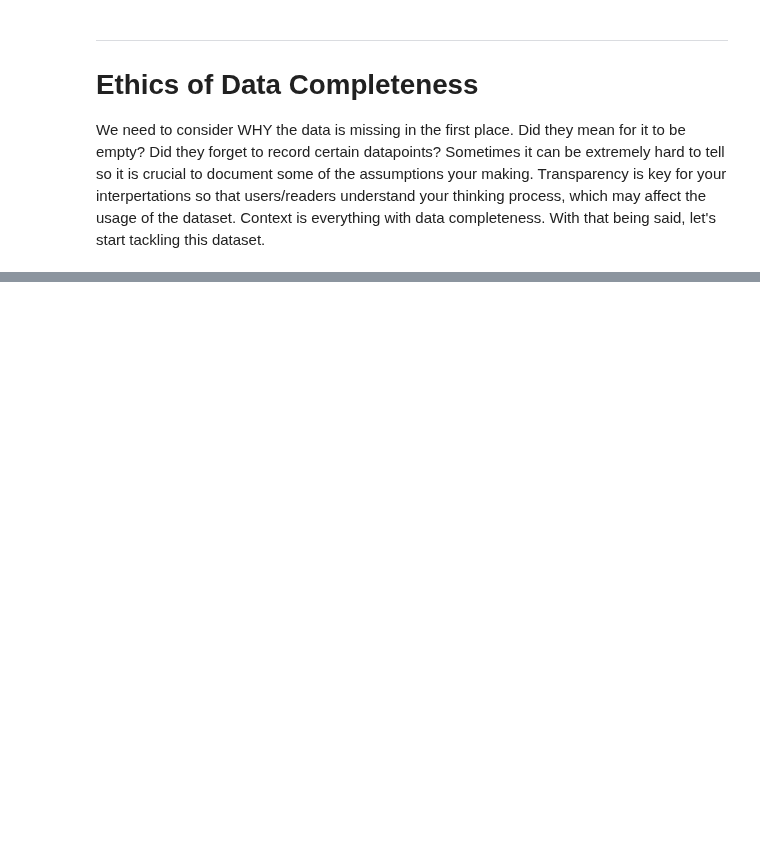
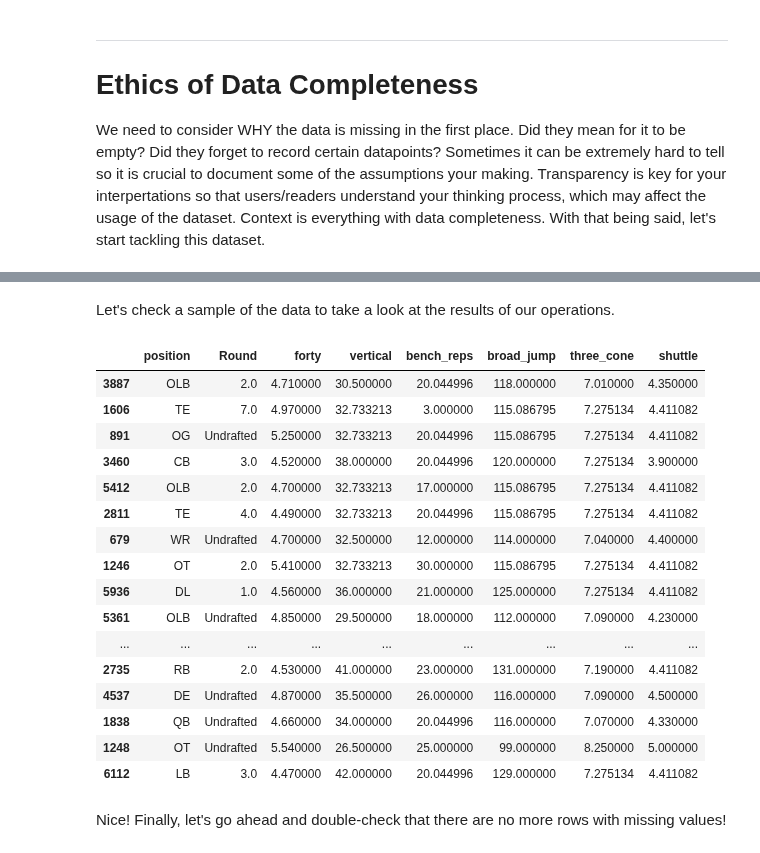
Before and after one commit to schuckers/Charlotte_SCORE_Summer25, a Jupyter notebook: Modules/Intro to Data Cleaning and Imputation by Austin Hayes/Intro to Data Cleaning and Imputation by Austin Hayes.ipynb, the cells around one changed output, grey strips where cells are left out. Saved outputs shown, nothing was run; the diff lists cells and outputs as text; code cells hidden in the pictures; blank space fills up the shorter version.

```diff
--- a/Modules/Intro to Data Cleaning and Imputation by Austin Hayes/Intro to Data Cleaning and Imputation by Austin Hayes.ipynb
+++ b/Modules/Intro to Data Cleaning and Imputation by Austin Hayes/Intro to Data Cleaning and Imputation by Austin Hayes.ipynb
@@ -218,0 +337,21 @@ Before getting to that, let's make it simple and create a seperate dataframe for
+# %%
+# Replace all values in the 'forty', 'vertical', 'bench_reps', 'broad_jump', 'three_cone', and 'shuttle' columns that are missing with the mean of their respective columns
+# This will help us maintain the integrity of the data while filling in the gaps.
+
+# 'forty' column
+missing_combine_data['forty'] = missing_combine_data['forty'].fillna(missing_combine_data['forty'].mean())
+
+# 'vertical' column
+missing_combine_data['vertical'] = missing_combine_data['vertical'].fillna(missing_combine_data['vertical'].mean())
+
+# 'bench_reps' column
+missing_combine_data['bench_reps'] = missing_combine_data['bench_reps'].fillna(missing_combine_data['bench_reps'].mean())
+
+# 'broad_jump' column
+missing_combine_data['broad_jump'] = missing_combine_data['broad_jump'].fillna(missing_combine_data['broad_jump'].mean())
+
+# 'three_cone' column
+missing_combine_data['three_cone'] = missing_combine_data['three_cone'].fillna(missing_combine_data['three_cone'].mean())
+
+# 'shuttle' column
+missing_combine_data['shuttle'] = missing_combine_data['shuttle'].fillna(missing_combine_data['shuttle'].mean())
@@ -218,0 +376,24 @@ Before getting to that, let's make it simple and create a seperate dataframe for
+# %% [markdown]
+Let's check a sample of the data to take a look at the results of our operations.
+# %%
+missing_combine_data.sample(50)
+# %% [output]
+|  | position | Round | forty | vertical | bench_reps | broad_jump | three_cone | shuttle |
+| 3887 | OLB | 2.0 | 4.710000 | 30.500000 | 20.044996 | 118.000000 | 7.010000 | 4.350000 |
+| 1606 | TE | 7.0 | 4.970000 | 32.733213 | 3.000000 | 115.086795 | 7.275134 | 4.411082 |
+| 891 | OG | Undrafted | 5.250000 | 32.733213 | 20.044996 | 115.086795 | 7.275134 | 4.411082 |
+| 3460 | CB | 3.0 | 4.520000 | 38.000000 | 20.044996 | 120.000000 | 7.275134 | 3.900000 |
+| 5412 | OLB | 2.0 | 4.700000 | 32.733213 | 17.000000 | 115.086795 | 7.275134 | 4.411082 |
+| 2811 | TE | 4.0 | 4.490000 | 32.733213 | 20.044996 | 115.086795 | 7.275134 | 4.411082 |
+| 679 | WR | Undrafted | 4.700000 | 32.500000 | 12.000000 | 114.000000 | 7.040000 | 4.400000 |
+| 1246 | OT | 2.0 | 5.410000 | 32.733213 | 30.000000 | 115.086795 | 7.275134 | 4.411082 |
+| 5936 | DL | 1.0 | 4.560000 | 36.000000 | 21.000000 | 125.000000 | 7.275134 | 4.411082 |
+| 5361 | OLB | Undrafted | 4.850000 | 29.500000 | 18.000000 | 112.000000 | 7.090000 | 4.230000 |
+| ... | ... | ... | ... | ... | ... | ... | ... | ... |
+| 2735 | RB | 2.0 | 4.530000 | 41.000000 | 23.000000 | 131.000000 | 7.190000 | 4.411082 |
+| 4537 | DE | Undrafted | 4.870000 | 35.500000 | 26.000000 | 116.000000 | 7.090000 | 4.500000 |
+| 1838 | QB | Undrafted | 4.660000 | 34.000000 | 20.044996 | 116.000000 | 7.070000 | 4.330000 |
+| 1248 | OT | Undrafted | 5.540000 | 26.500000 | 25.000000 | 99.000000 | 8.250000 | 5.000000 |
+| 6112 | LB | 3.0 | 4.470000 | 42.000000 | 20.044996 | 129.000000 | 7.275134 | 4.411082 |
+# %% [markdown]
+Nice! Finally, let's go ahead and double-check that there are no more rows with missing values!
```
Also changed, not shown: parts of 31 cells of this notebook.
